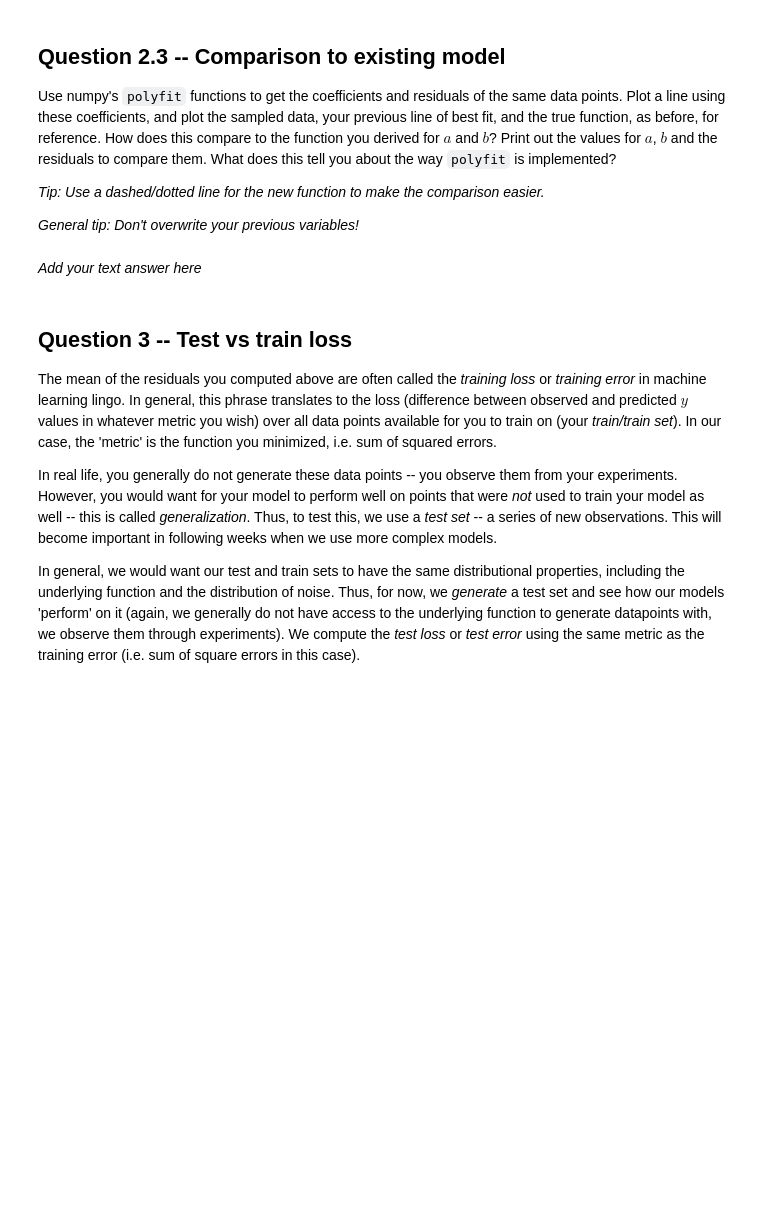
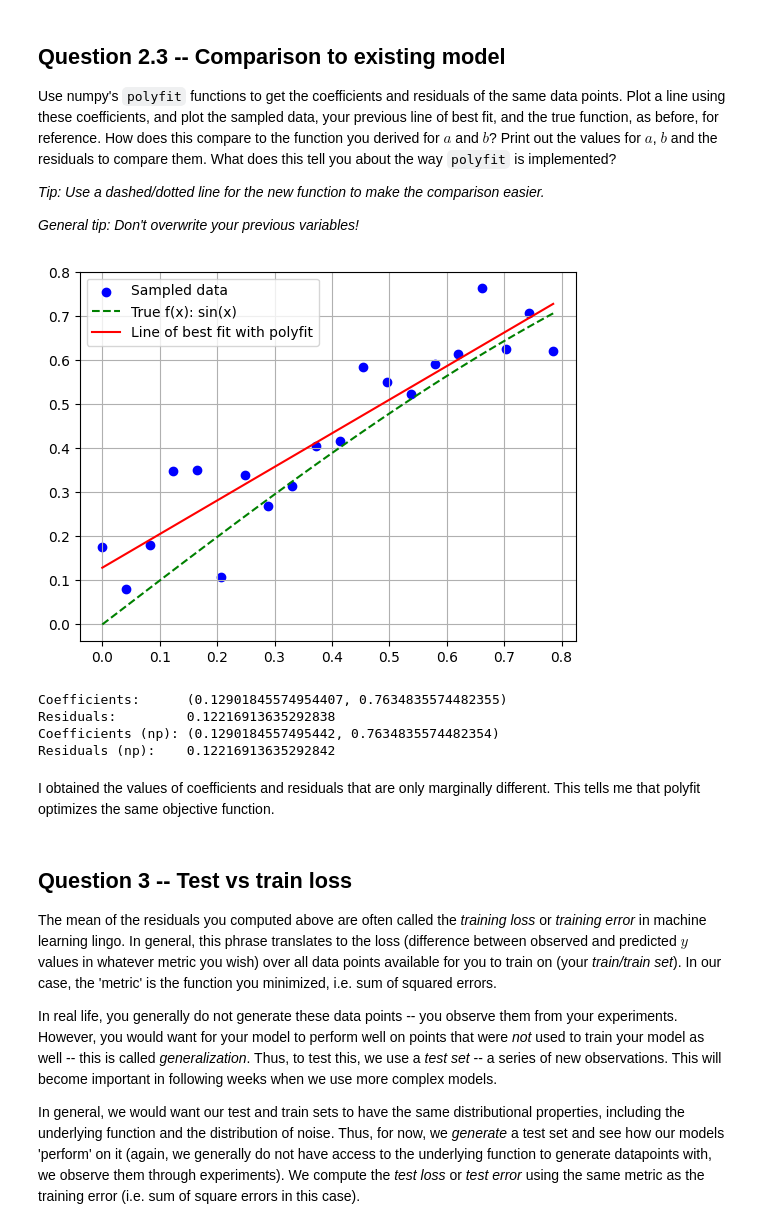
Before and after one commit to Adelinka1805/Machine-Learning, a Jupyter notebook: TMDL_2024_25_Assignment_1_completed.ipynb, the cells around one changed output. Cells and saved outputs as stored; diff of their text form; code cells hidden in the pictures; blank space fills up the shorter version.

```diff
--- a/TMDL_2024_25_Assignment_1_completed.ipynb
+++ b/TMDL_2024_25_Assignment_1_completed.ipynb
@@ -140,20 +156,34 @@ Use numpy's `polyfit` functions to get the coefficients and residuals of the sam
 *Tip: Use a dashed/dotted line for the new function to make the comparison easier.*
 
 *General tip: Don't overwrite your previous variables!*
-# %%
-# TODO: use np polyfit here
-b_np, a_np = ...
-y_best_np = ...
-
-# TODO: plot everything you need to
-
-# print results
-print("Coefficients:     ", (a, b))
-print("Residuals:        ", res)
-print("Coefficients (np):", (a_np, b_np))
-print("Residuals (np):   ", res_np)
-# %% [markdown]
-*Add your text answer here*
+# %%
+# Use np polyfit
+(b_np, a_np), [res_np], _, _, _ = np.polyfit(x, y, deg=1, full=True)
+y_best_np = b_np*x+a_np
+
+# Plot everything
+plt.scatter(x, y, label="Sampled data", color='blue', marker='o')
+plt.plot(x_pure, y_pure, label="True f(x): sin(x)", color='green', linestyle='--')
+plt.plot(x, y_best_np, label="Line of best fit with polyfit", color='red', linestyle='-')
+
+# Make graph pretty
+plt.grid()
+plt.legend()
+plt.show()
+
+# print results
+print("Coefficients:     ", (a, b))
+print("Residuals:        ", res)
+print("Coefficients (np):", (a_np, b_np))
+print("Residuals (np):   ", res_np)
+# %% [output]
+[figure, added]
+Coefficients:      (0.12901845574954407, 0.7634835574482355)
+Residuals:         0.12216913635292838
+Coefficients (np): (0.1290184557495442, 0.7634835574482354)
+Residuals (np):    0.12216913635292842
+# %% [markdown]
+I obtained the values of coefficients and residuals that are only marginally different. This tells me that polyfit optimizes the same objective function.
 # %% [markdown]
 ## Question 3 -- Test vs train loss
 
```
Also changed, not shown: parts of 17 cells of this notebook.
